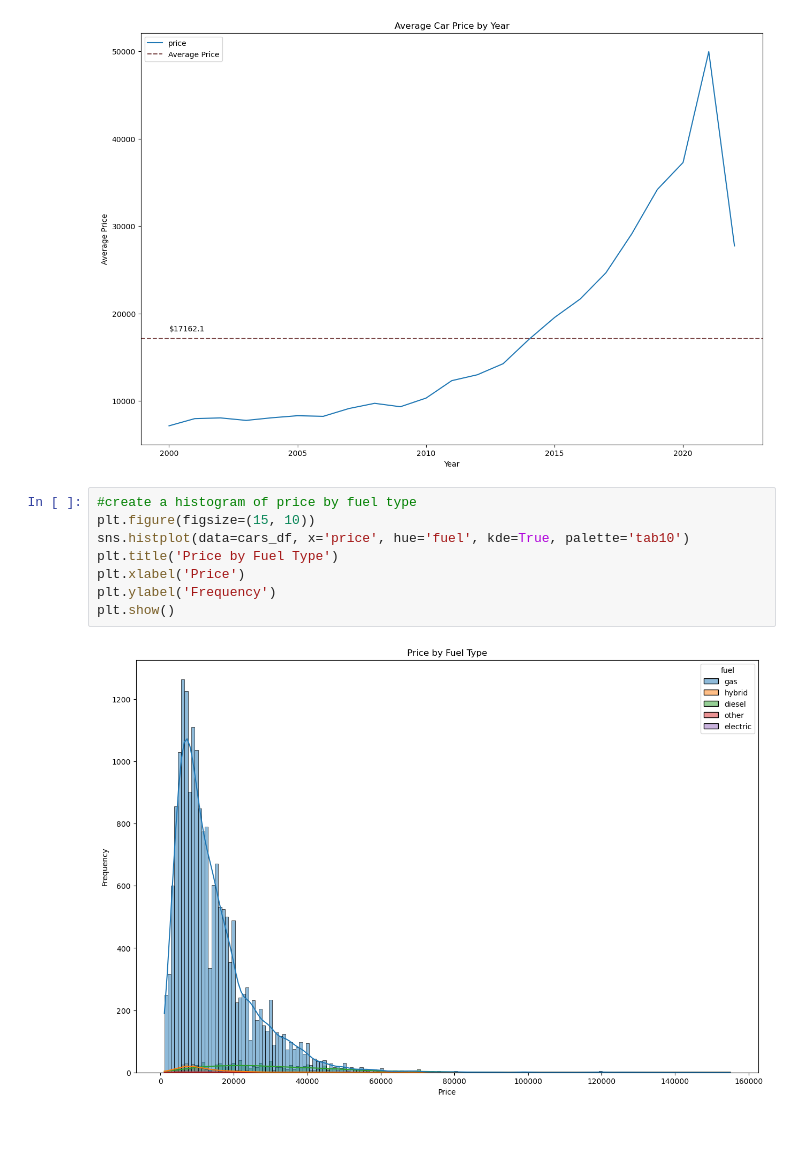
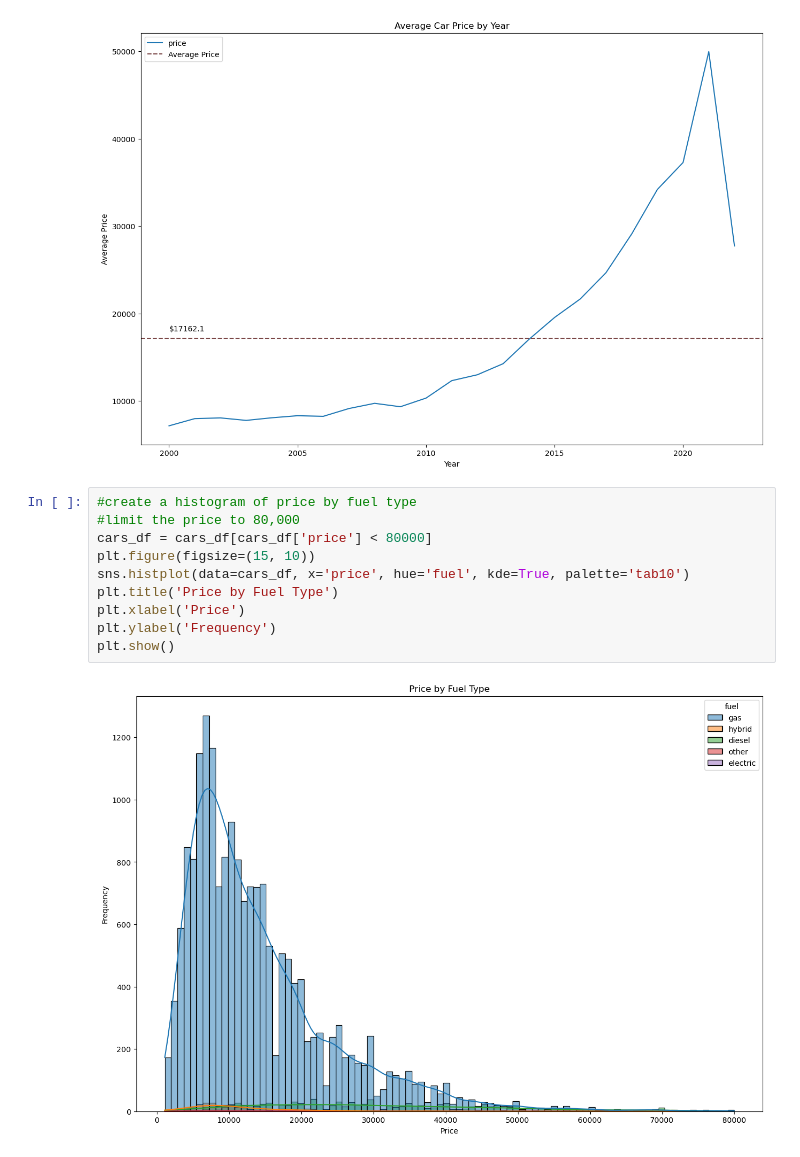
Before and after one commit to BotanicalAmy/Car_Prices, a Jupyter notebook: AF_Car_Price_Analysis.ipynb, the cells around one changed output. Drawn from its saved outputs; the diff is of its cells as text; blank space fills up the shorter version.

Commit message:
updates to price by fuel
limited the histplot to vehicles $80k or less

```diff
--- a/AF_Car_Price_Analysis.ipynb
+++ b/AF_Car_Price_Analysis.ipynb
@@ -688,14 +688,16 @@ plt.show()
 [figure]
 # %%
 #create a histogram of price by fuel type
+#limit the price to 80,000
+cars_df = cars_df[cars_df['price'] < 80000]
 plt.figure(figsize=(15, 10))
 sns.histplot(data=cars_df, x='price', hue='fuel', kde=True, palette='tab10')
 plt.title('Price by Fuel Type')
 plt.xlabel('Price')
 plt.ylabel('Frequency')
 plt.show()
 # %% [output]
-[figure, old version]
+[figure, new version]
 # %%
 #average price by cylinders
 plt.figure(figsize=(15, 10))
```
Also changed, not shown: parts of 4 cells of this notebook, 3 other files.
